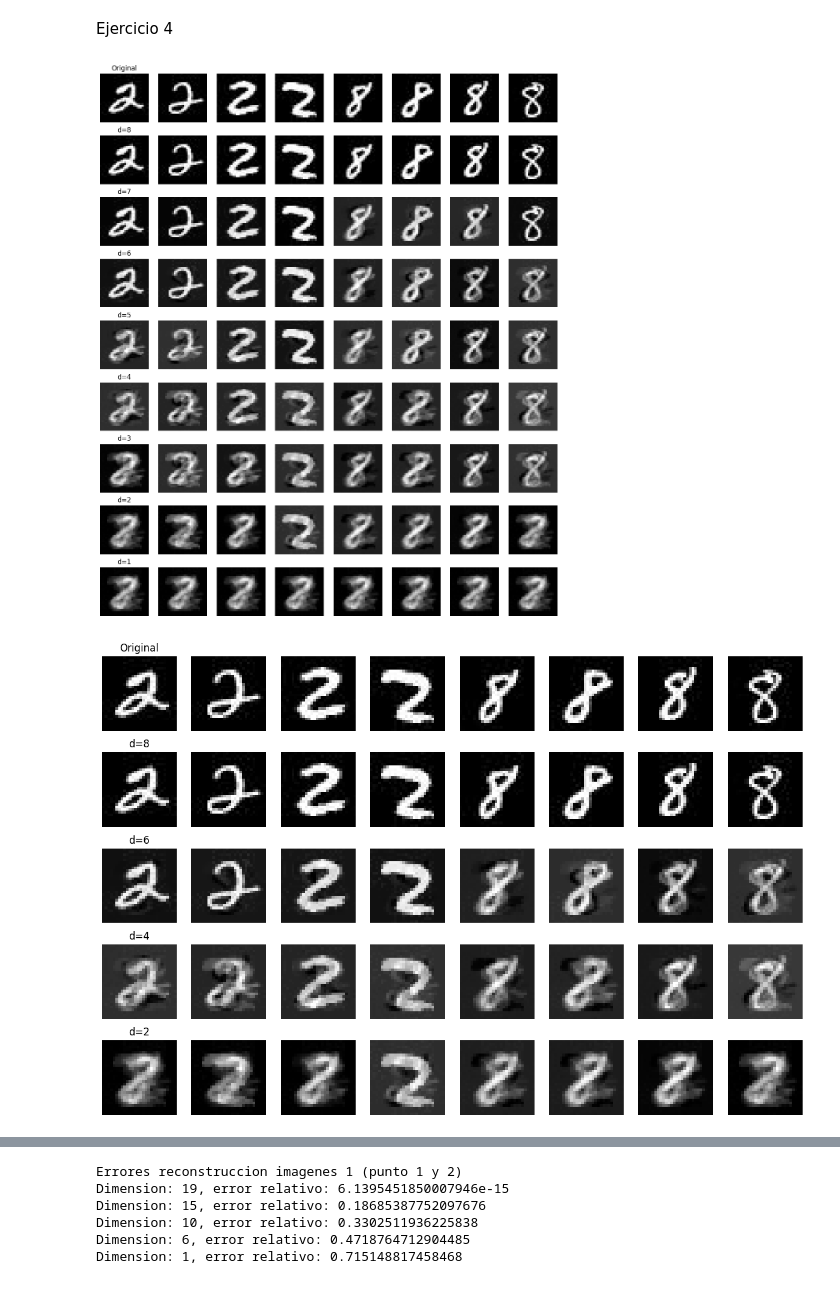
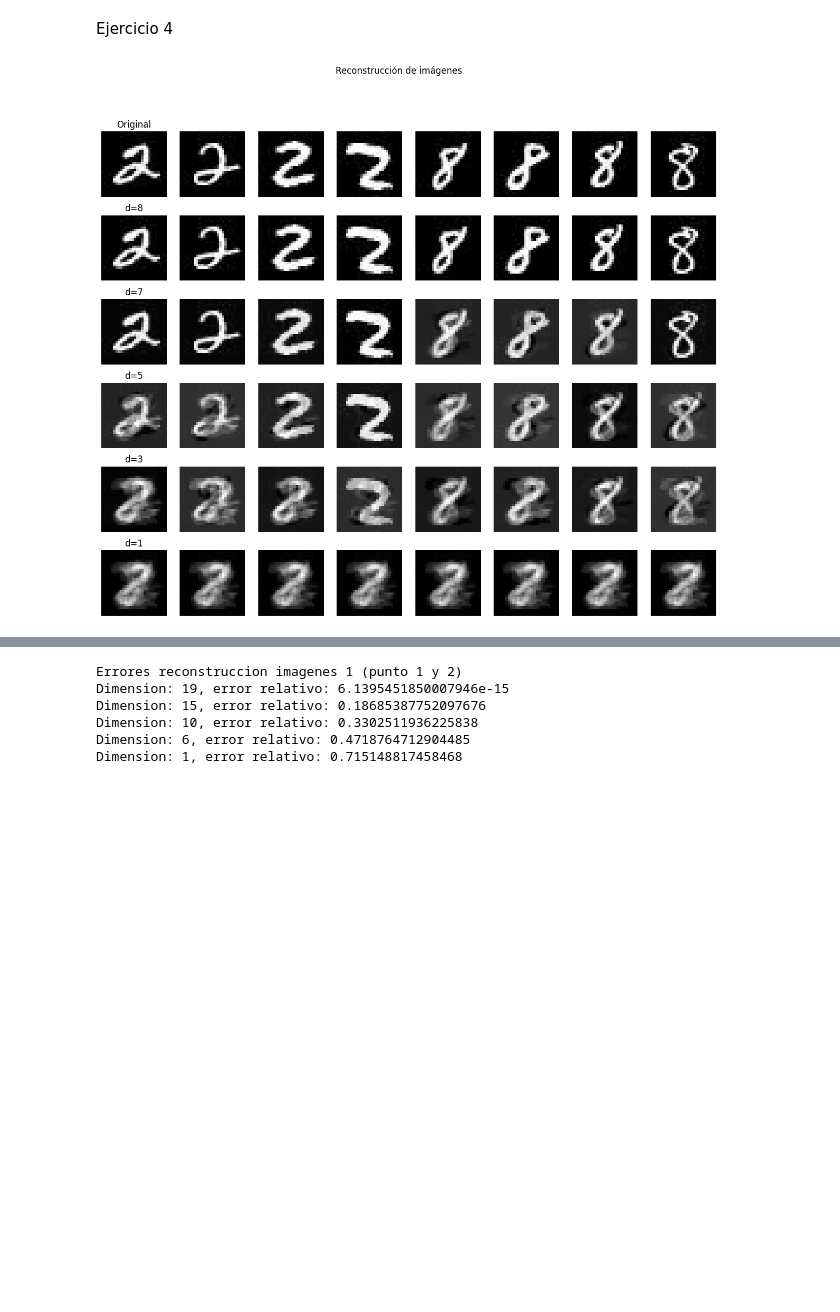
Before and after one commit to lucasU1969/tp_m-todos_2, a Jupyter notebook: punto2.ipynb, the cells around one changed output, grey strips where cells are left out. Drawn from its saved outputs; the diff is of its cells as text; code cells hidden in the pictures; blank space fills up the shorter version.

```diff
--- a/punto2.ipynb
+++ b/punto2.ipynb
@@ -48,7 +48,7 @@ def show_images_multiple_reconstructions(original_images, reconstructed_images_l
             plt.imshow(reconstructed_images_list[j][i].reshape(image_shape), cmap='gray')
             if i == 0: plt.title(f'd={components_list[j]}')
             plt.axis('off')
-
+    plt.suptitle('Reconstrucción de imágenes')
     plt.show()
 
 def euclinean_distance(xi, xj, sigma=1.0):
@@ -146,31 +147,17 @@ Ejercicio 4
 # %%
 # 4 graficar imagenes 2
 images = load_images_from_folder('datasets_imgs_02')
 images_matrix_02 = np.array(images)
 
-components_list_02 = [8,7,6,5,4,3,2,1]
-reconstructed_images_list_02 = []
-Vt_list_02 = []
-
-for n_components in components_list_02:
-    images_reconstructed, Vt, _, _ = pca_svd(images_matrix_02, n_components)
-    reconstructed_images_list_02.append(images_reconstructed)
-    Vt_list_02.append(Vt)
-
-image_shape = (28, 28)
-
-show_images_multiple_reconstructions(images_matrix_02, reconstructed_images_list_02, image_shape, components_list_02)
-
-n_componentes_pares = [8,6,4,2]
+n_componentes_pares = [8,7,5,3,1]
 reconstructed_images_list_02_conpares=[]
 for n_components in n_componentes_pares:
     images_reconstructed_conpares, _, _, _ = pca_svd(images_matrix_02, n_components)
     reconstructed_images_list_02_conpares.append(images_reconstructed_conpares)
 
 show_images_multiple_reconstructions(images_matrix_02, reconstructed_images_list_02_conpares, image_shape, n_componentes_pares)
 # %% [output]
-[figure, old version]
+[figure, new version]
-[figure, removed]
 # %%
 #Matrices de similaridad
 sigma = calculate_sigma(images_matrix_02)
```
Also changed, not shown: parts of 7 cells of this notebook.
